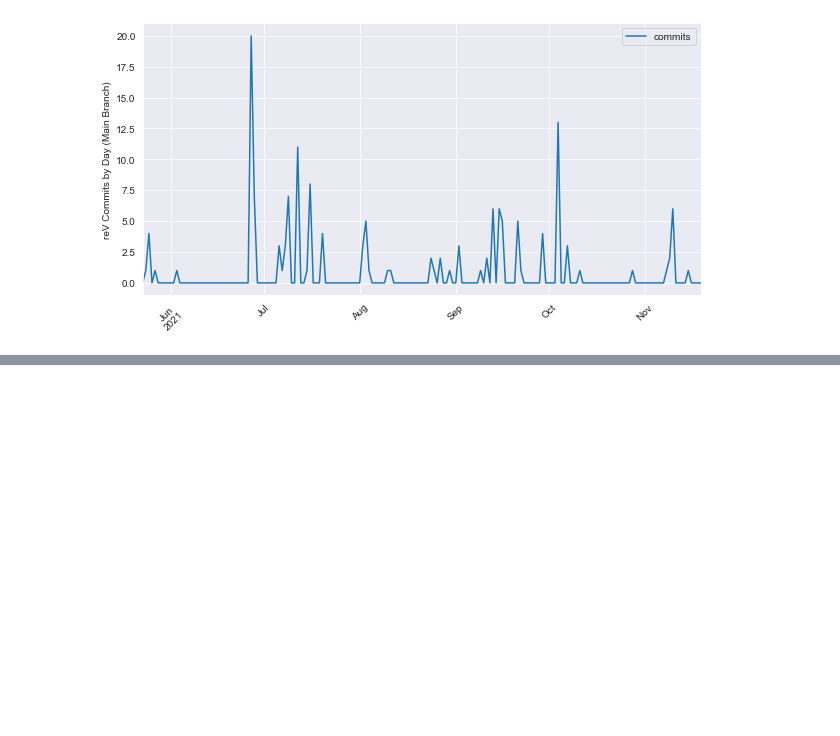
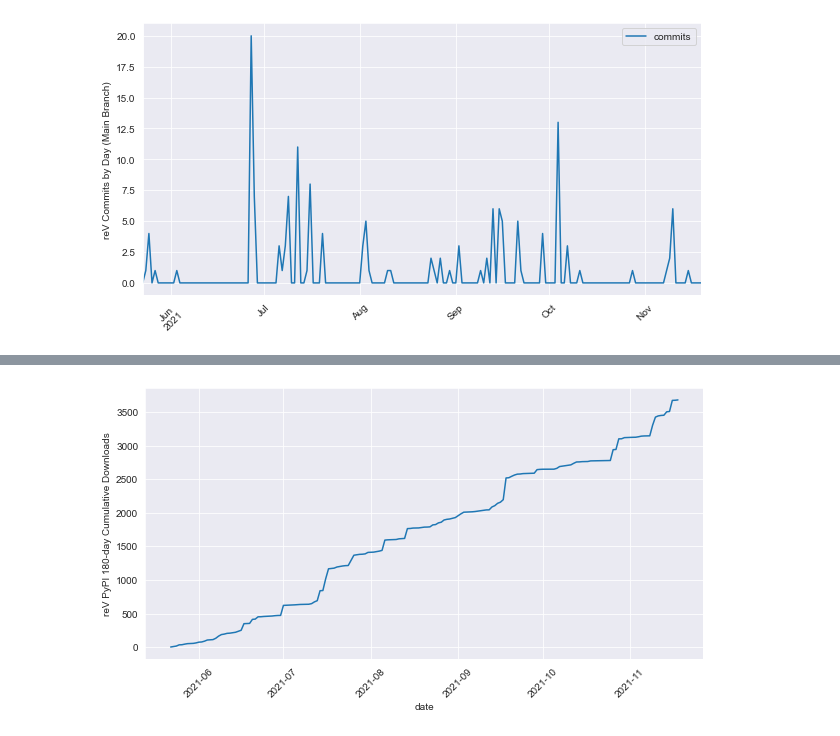
Before and after one commit to NREL/osos, a Jupyter notebook: examples/running_osos.ipynb, the cells around one changed output, grey strips where cells are left out. Saved outputs shown, nothing was run; the diff lists cells and outputs as text; code cells hidden in the pictures; blank space fills up the shorter version.

```diff
--- a/examples/running_osos.ipynb
+++ b/examples/running_osos.ipynb
@@ -144,0 +193,8 @@ _ = plt.xticks(rotation=45)
+# %%
+fig = plt.figure(figsize=(10, 5))
+ax = fig.add_subplot(111)
+pdata['pypi_180_cumulative'].plot()
+plt.ylabel('reV PyPI 180-day Cumulative Downloads')
+_ = plt.xticks(rotation=45)
+# %% [output]
+[figure, added]
```
Also changed, not shown: parts of 5 cells of this notebook, 2 other files.
